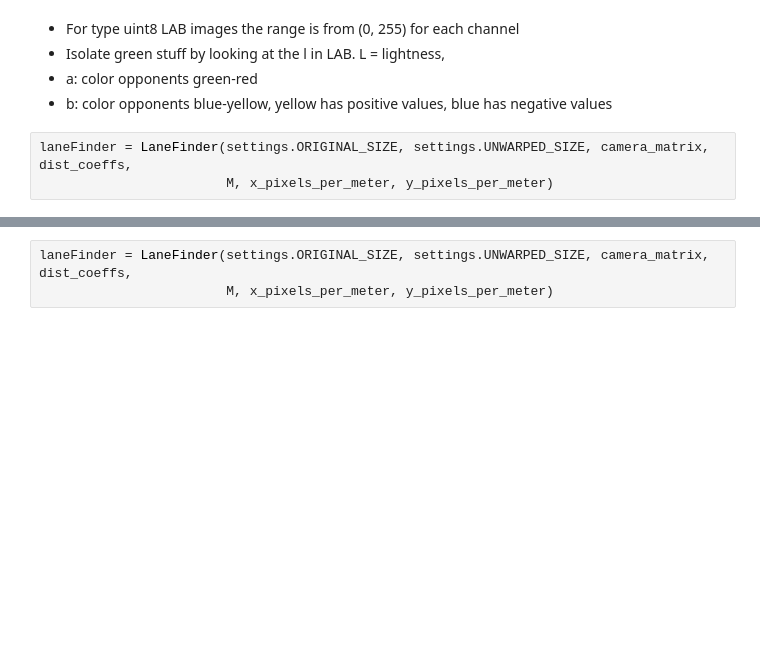
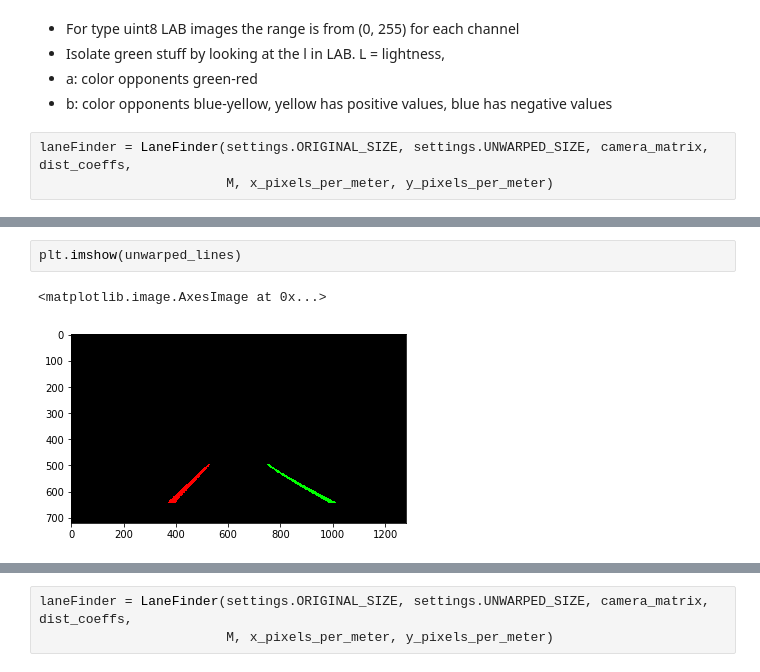
Before and after one commit to JonathanCMitchell/Advanced-Lane-Line-Detection, a Jupyter notebook: LaneLines.ipynb, the cells around one changed output, grey strips where cells are left out. Drawn from its saved outputs; the diff is of its cells as text; blank space fills up the shorter version.

```diff
--- a/LaneLines.ipynb
+++ b/LaneLines.ipynb
@@ -271,0 +342,5 @@ shape:  (720, 1280, 3)
+# %%
+plt.imshow(unwarped_lines)
+# %% [output]
+<matplotlib.image.AxesImage at 0x...>
+[figure, added]
```
Also changed, not shown: parts of 13 cells of this notebook.
